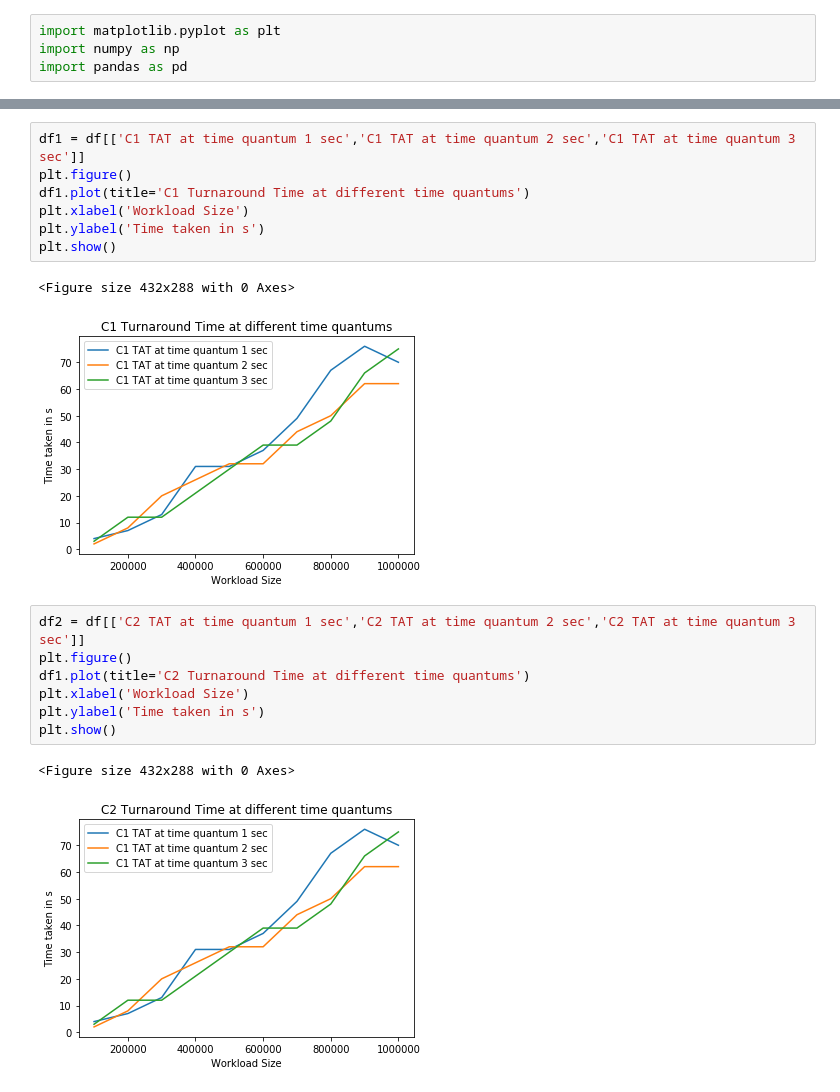
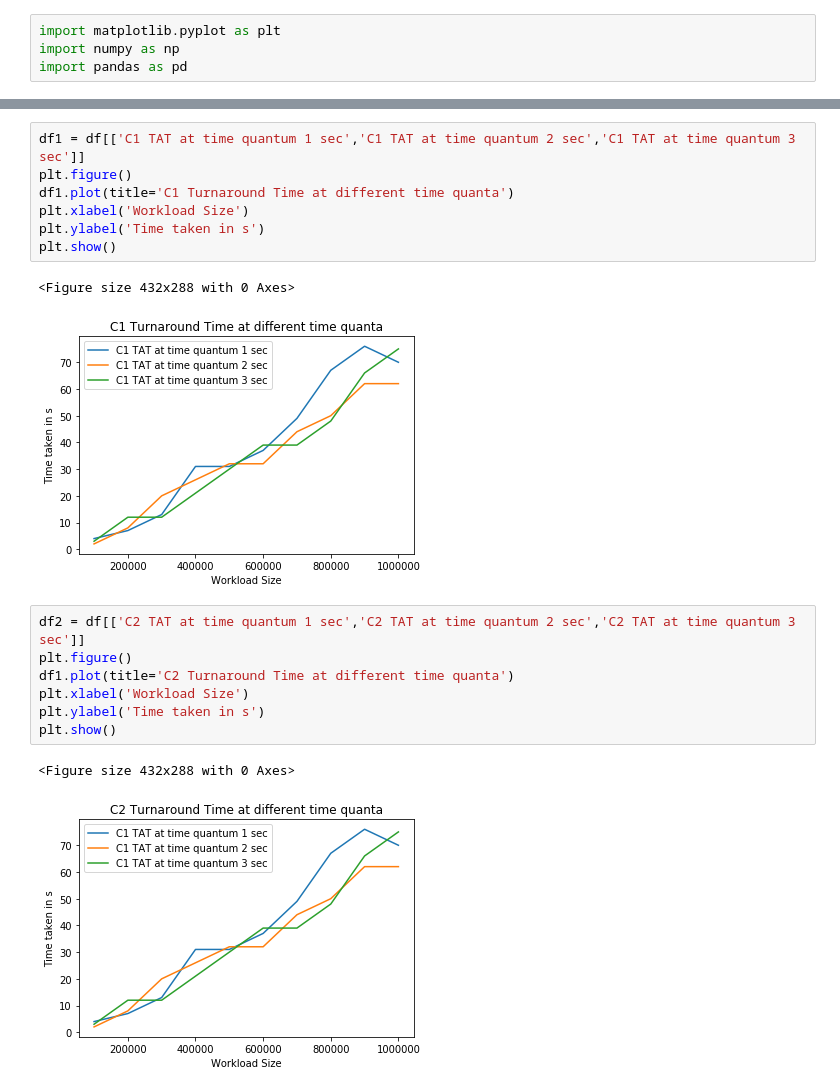
Before and after one commit to Amogh-Bharadwaj/OS_Assignment, a Jupyter notebook: quantum.ipynb, the cells around one changed output, grey strips where cells are left out. Cells and saved outputs as stored; diff of their text form.

Commit message:
quanta

```diff
--- a/quantum.ipynb
+++ b/quantum.ipynb
@@ -25,23 +25,23 @@ df.head()
 # %%
 df1 = df[['C1 TAT at time quantum 1 sec','C1 TAT at time quantum 2 sec','C1 TAT at time quantum 3 sec']]
 plt.figure()
-df1.plot(title='C1 Turnaround Time at different time quantums')
+df1.plot(title='C1 Turnaround Time at different time quanta')
 plt.xlabel('Workload Size')
 plt.ylabel('Time taken in s')
 plt.show()
 # %% [output]
 <Figure size 432x288 with 0 Axes>
-[figure, old version]
+[figure, new version]
 # %%
 df2 = df[['C2 TAT at time quantum 1 sec','C2 TAT at time quantum 2 sec','C2 TAT at time quantum 3 sec']]
 plt.figure()
-df1.plot(title='C2 Turnaround Time at different time quantums')
+df1.plot(title='C2 Turnaround Time at different time quanta')
 plt.xlabel('Workload Size')
 plt.ylabel('Time taken in s')
 plt.show()
 # %% [output]
 <Figure size 432x288 with 0 Axes>
-[figure, old version]
+[figure, new version]
 # %%
 df1 = df[['C3 TAT at time quantum 1 sec','C3 TAT at time quantum 2 sec','C3 TAT at time quantum 3 sec']]
 plt.figure()
```
Also changed, not shown: parts of 4 cells of this notebook.
